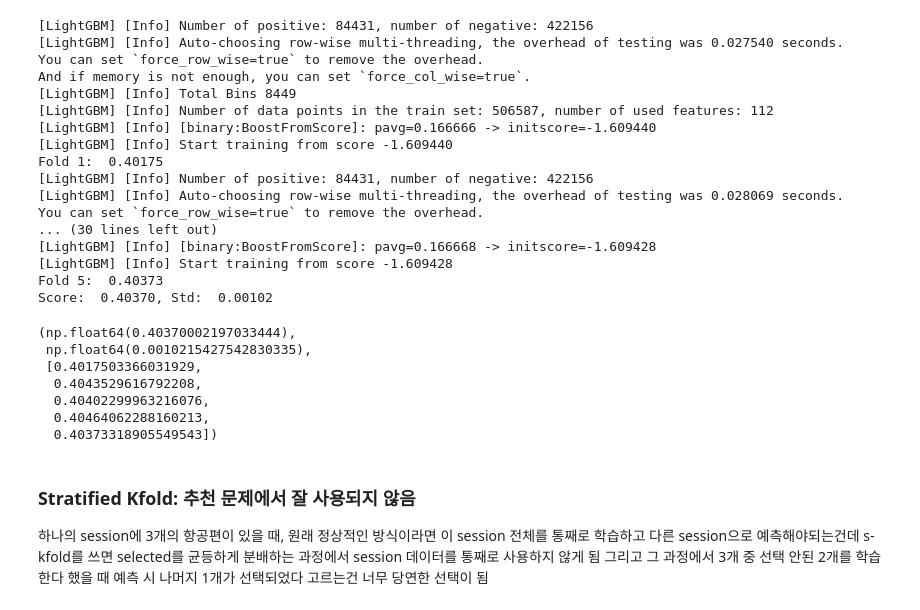
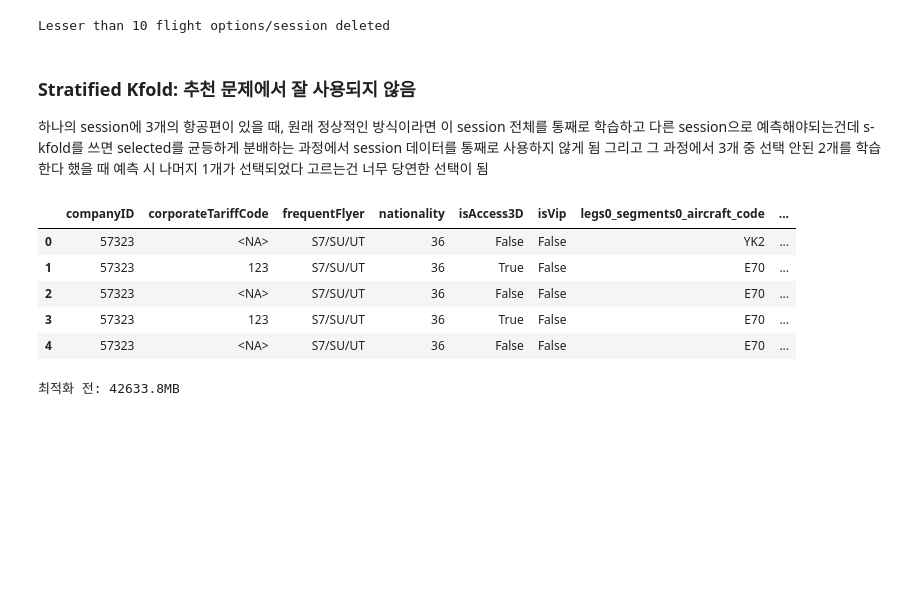
Before and after one commit to brocolies/Aeroclub, a Jupyter notebook: notebooks/feature_engineering.ipynb, the cells around one changed output. Saved outputs shown, nothing was run; the diff lists cells and outputs as text; code cells hidden in the pictures; blank space fills up the shorter version.

```diff
--- a/notebooks/feature_engineering.ipynb
+++ b/notebooks/feature_engineering.ipynb
@@ -34,2 +28,8 @@ train_df = safe_optimize_dtypes(train_df)
+# %%
+train = del_under_10_rows(train)
+# %% [output]
+Lesser than 10 flight options/session deleted
 # %%
-cat_cols, num_cols, date_cols, id_cols = get_column_types(train_df)
+cat_cols, num_cols, date_cols, id_cols = get_column_types(train)
+cat_cols.remove('legs1_segments1_duration')
+date_cols.append('legs1_segments1_duration')
@@ -47 +36,3 @@ train_df = train_df.drop(columns=duration_cols)
+# %%
+train, datetime_new_cols, duration_time_cols = add_duration_date_columns(train, date_cols)
 # %%
@@ -49,30 +41,5 @@ cat_cols = cat_cols + datetime_new_cols + duration_new_cols
-# %%
-run_baseline_cv(train_df, cat_cols)
-# %% [output]
-[LightGBM] [Info] Number of positive: 84431, number of negative: 422156
-[LightGBM] [Info] Auto-choosing row-wise multi-threading, the overhead of testing was 0.027540 seconds.
-You can set `force_row_wise=true` to remove the overhead.
-And if memory is not enough, you can set `force_col_wise=true`.
-[LightGBM] [Info] Total Bins 8449
-[LightGBM] [Info] Number of data points in the train set: 506587, number of used features: 112
-[LightGBM] [Info] [binary:BoostFromScore]: pavg=0.166666 -> initscore=-1.609440
-[LightGBM] [Info] Start training from score -1.609440
-Fold 1:  0.40175
-[LightGBM] [Info] Number of positive: 84431, number of negative: 422156
-[LightGBM] [Info] Auto-choosing row-wise multi-threading, the overhead of testing was 0.028069 seconds.
-You can set `force_row_wise=true` to remove the overhead.
-... (30 lines left out)
-[LightGBM] [Info] [binary:BoostFromScore]: pavg=0.166668 -> initscore=-1.609428
-[LightGBM] [Info] Start training from score -1.609428
-Fold 5:  0.40373
-Score:  0.40370, Std:  0.00102
-(np.float64(0.40370002197033444),
- np.float64(0.0010215427542830335),
- [0.4017503366031929,
-  0.4043529616792208,
-  0.40402299963216076,
-  0.40464062288160213,
-  0.40373318905549543])
 # %% [markdown]
 ### Stratified Kfold: 추천 문제에서 잘 사용되지 않음
 하나의 session에 3개의 항공편이 있을 때, 원래 정상적인 방식이라면 이 session 전체를 통째로 학습하고 다른 session으로 예측해야되는건데 s-kfold를 쓰면 selected를 균등하게 분배하는 과정에서 session 데이터를 통째로 사용하지 않게 됨 그리고 그 과정에서 3개 중 선택 안된 2개를 학습한다 했을 때 예측 시 나머지 1개가 선택되었다 고르는건 너무 당연한 선택이 됨
+# %%
+train = del_columns(train)
@@ -78,0 +48,14 @@ Score:  0.40370, Std:  0.00102
+# %%
+with pd.option_context('display.max_columns', None):
+    display(train.head())
+# %% [output]
+|  | companyID | corporateTariffCode | frequentFlyer | nationality | isAccess3D | isVip | legs0_segments0_aircraft_code | ... |
+| 0 | 57323 | <NA> | S7/SU/UT | 36 | False | False | YK2 | ... |
+| 1 | 57323 | 123 | S7/SU/UT | 36 | True | False | E70 | ... |
+| 2 | 57323 | <NA> | S7/SU/UT | 36 | False | False | E70 | ... |
+| 3 | 57323 | 123 | S7/SU/UT | 36 | True | False | E70 | ... |
+| 4 | 57323 | <NA> | S7/SU/UT | 36 | False | False | E70 | ... |
+# %%
+print(f"최적화 전: {train.memory_usage(deep=True).sum() / 1024**2:.1f}MB")
+# %% [output]
+최적화 전: 42633.8MB
```
Also changed, not shown: parts of 11 cells of this notebook, 4 other files.
